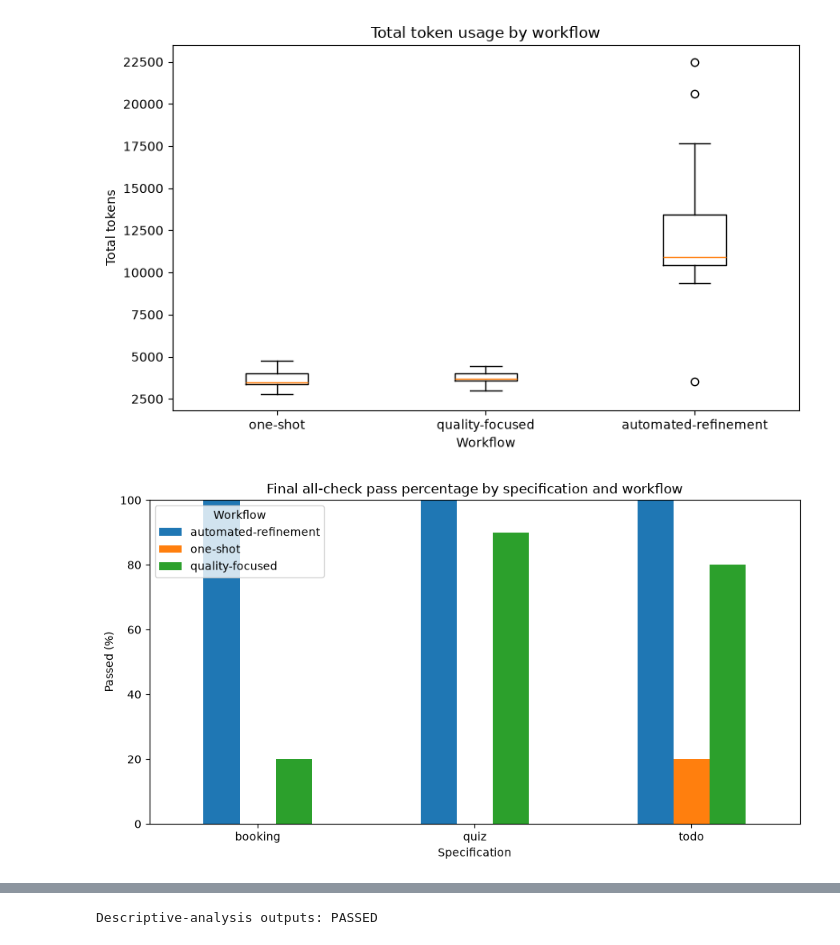
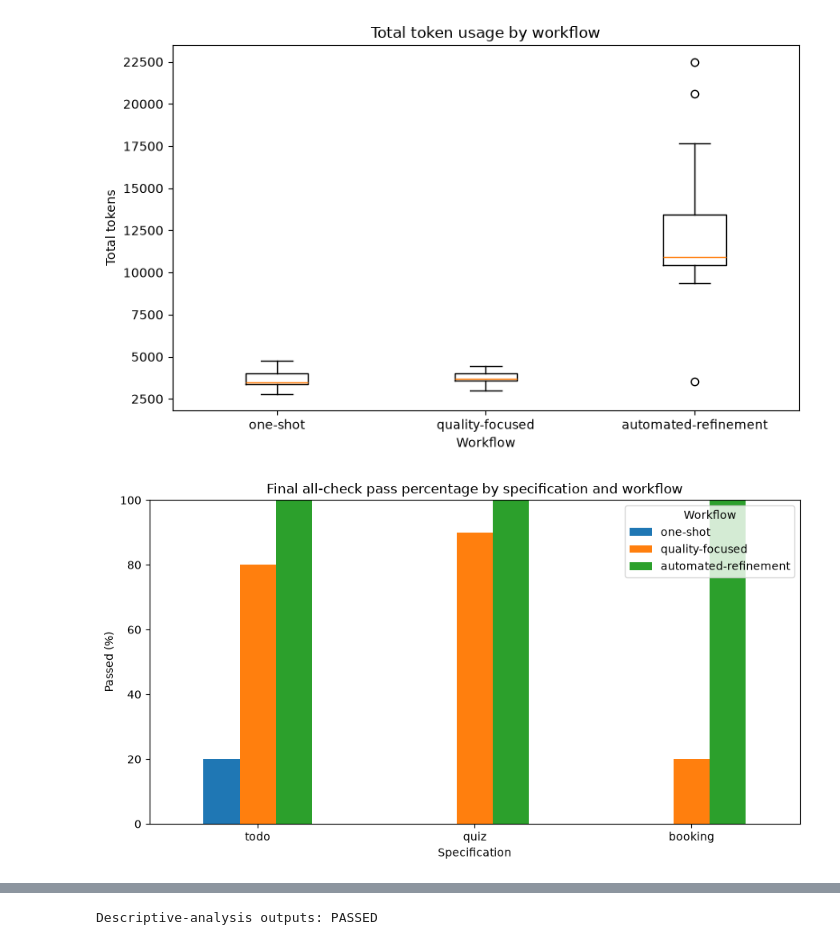
Before and after one commit to christineceline/ai-software-quality-pipeline, a Jupyter notebook: analysis/experiment-2026-08-03T14-15-25-809Z-f77080fe/notebooks/02_descriptive_analysis.ipynb, the cells around one changed output, grey strips where cells are left out. Drawn from its saved outputs; the diff is of its cells as text; code cells hidden in the pictures.

```diff
--- a/analysis/experiment-2026-08-03T14-15-25-809Z-f77080fe/notebooks/02_descriptive_analysis.ipynb
+++ b/analysis/experiment-2026-08-03T14-15-25-809Z-f77080fe/notebooks/02_descriptive_analysis.ipynb
@@ -636,35 +1000,38 @@ plt.show()
 # %%
 pass_by_cell = (
     runs.groupby(
         ["specificationId", "workflow"],
         observed=True,
+        sort=False,
     )["finalAllPassed"]
     .mean()
     .mul(100)
     .unstack()
+    .reindex(
+        index=specification_order,
+        columns=workflow_order,
+    )
 )
 
 figure, axis = plt.subplots(figsize=(9, 5))
+pass_by_cell.plot(kind="bar", ax=axis)
 
-pass_by_cell.plot(
-    kind="bar",
-    ax=axis,
+axis.set_title(
+    "Final all-check pass percentage by specification and workflow"
 )
-
-axis.set_title("Final all-check pass percentage by specification and workflow")
 axis.set_xlabel("Specification")
 axis.set_ylabel("Passed (%)")
 axis.set_ylim(0, 100)
 axis.tick_params(axis="x", rotation=0)
 axis.legend(title="Workflow")
 
 figure.tight_layout()
 figure.savefig(
     figures_dir / "final_pass_percentage_by_specification_workflow.png",
     dpi=300,
     bbox_inches="tight",
 )
 
 plt.show()
 # %% [output]
-[figure, old version]
+[figure, new version]
```
Also changed, not shown: parts of 51 cells of this notebook, 15 other files.
